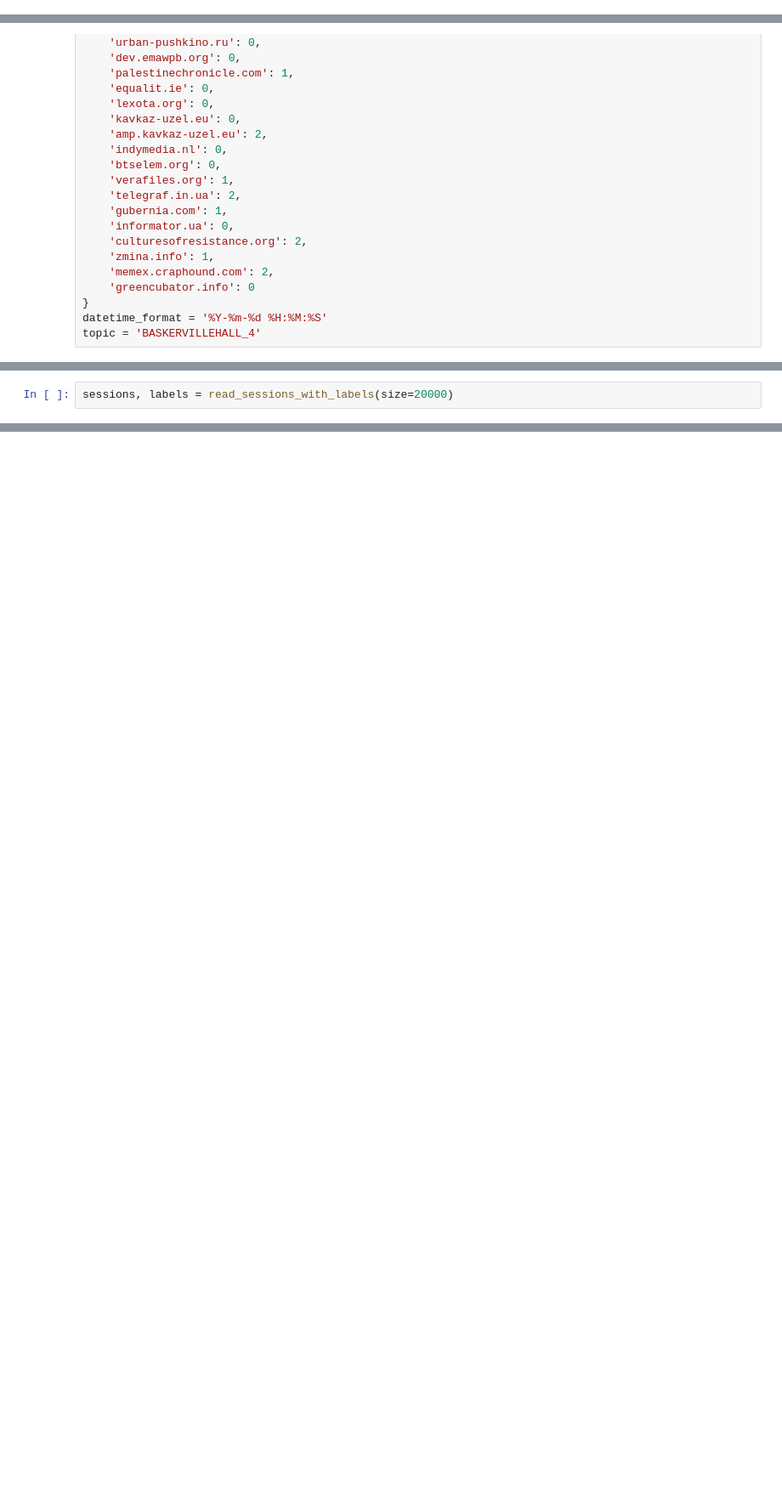
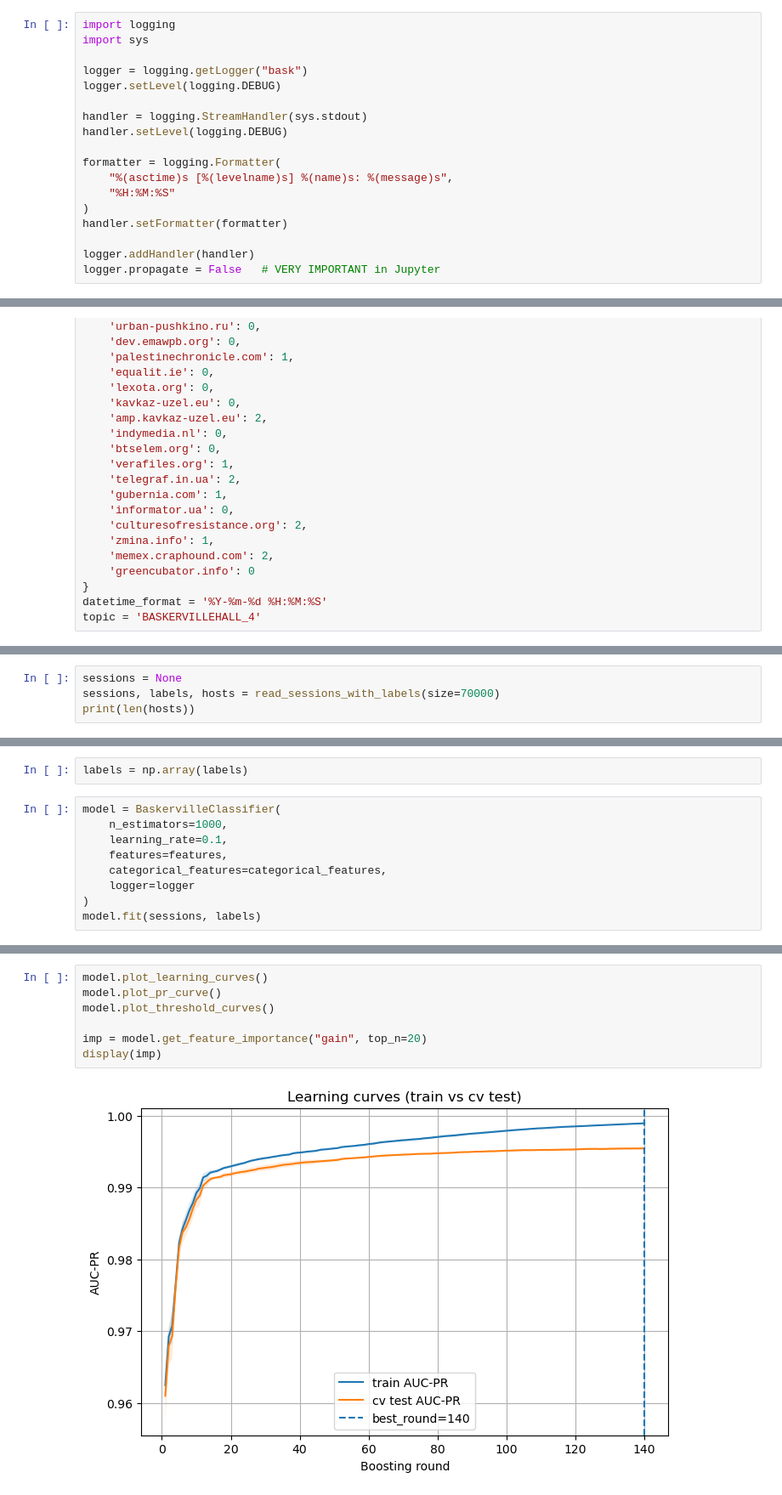
Before and after one commit to equalitie/baskervillehall, a Jupyter notebook: notebooks/Classifier_generic.ipynb, the cells around one changed output, grey strips where cells are left out. Shown at 85% size. Drawn from its saved outputs; the diff is of its cells as text; blank space fills up the shorter version.

Commit message:
Baskerville score classifier.

```diff
--- a/notebooks/Classifier_generic.ipynb
+++ b/notebooks/Classifier_generic.ipynb
@@ -35,3 +46,21 @@ logger.setLevel('DEBUG')
+# %%
+import logging
+import sys
+
+logger = logging.getLogger("bask")
+logger.setLevel(logging.DEBUG)
+
+handler = logging.StreamHandler(sys.stdout)
+handler.setLevel(logging.DEBUG)
+
+formatter = logging.Formatter(
+    "%(asctime)s [%(levelname)s] %(name)s: %(message)s",
+    "%H:%M:%S"
+)
+handler.setFormatter(formatter)
+
+logger.addHandler(handler)
+logger.propagate = False   # VERY IMPORTANT in Jupyter
 # %%
 kafka_url = ['kafka9-0.kafka9-headless.default.svc.cluster.local:9093','kafka9-1.kafka9-headless.default.svc.cluster.local:9093','kafka9-2.kafka9-headless.default.svc.cluster.local:9093']
 partitions = {
@@ -158,4 +330,6 @@ def read_sessions_with_labels(size=1000):
 # %%
-sessions, labels = read_sessions_with_labels(size=20000)
+sessions = None
+sessions, labels, hosts = read_sessions_with_labels(size=70000)
+print(len(hosts))
 # %% [output]
 Reading from kafka.
@@ -512,0 +365,11 @@ shap.summary_plot(shap_values, X_test, feature_names=feature_names)
+# %%
+labels = np.array(labels)
+# %%
+model = BaskervilleClassifier(
+    n_estimators=1000,
+    learning_rate=0.1,
+    features=features,
+    categorical_features=categorical_features,
+    logger=logger
+)
+model.fit(sessions, labels)
@@ -512,0 +394,9 @@ shap.summary_plot(shap_values, X_test, feature_names=feature_names)
+# %%
+model.plot_learning_curves()
+model.plot_pr_curve()
+model.plot_threshold_curves()
+
+imp = model.get_feature_importance("gain", top_n=20)
+display(imp)
+# %% [output]
+[figure, added]
```
Also changed, not shown: parts of 38 cells of this notebook, 13 other files.
